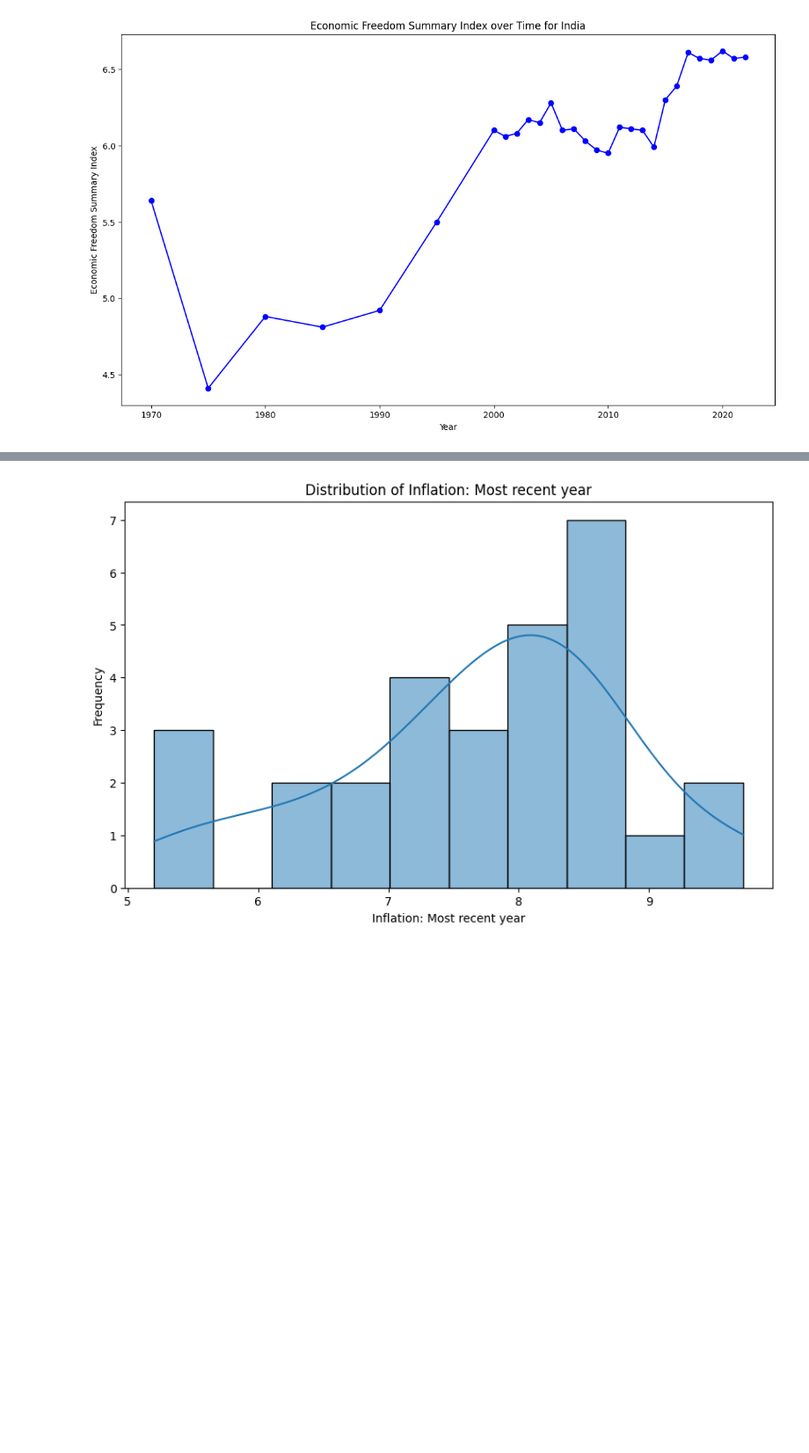
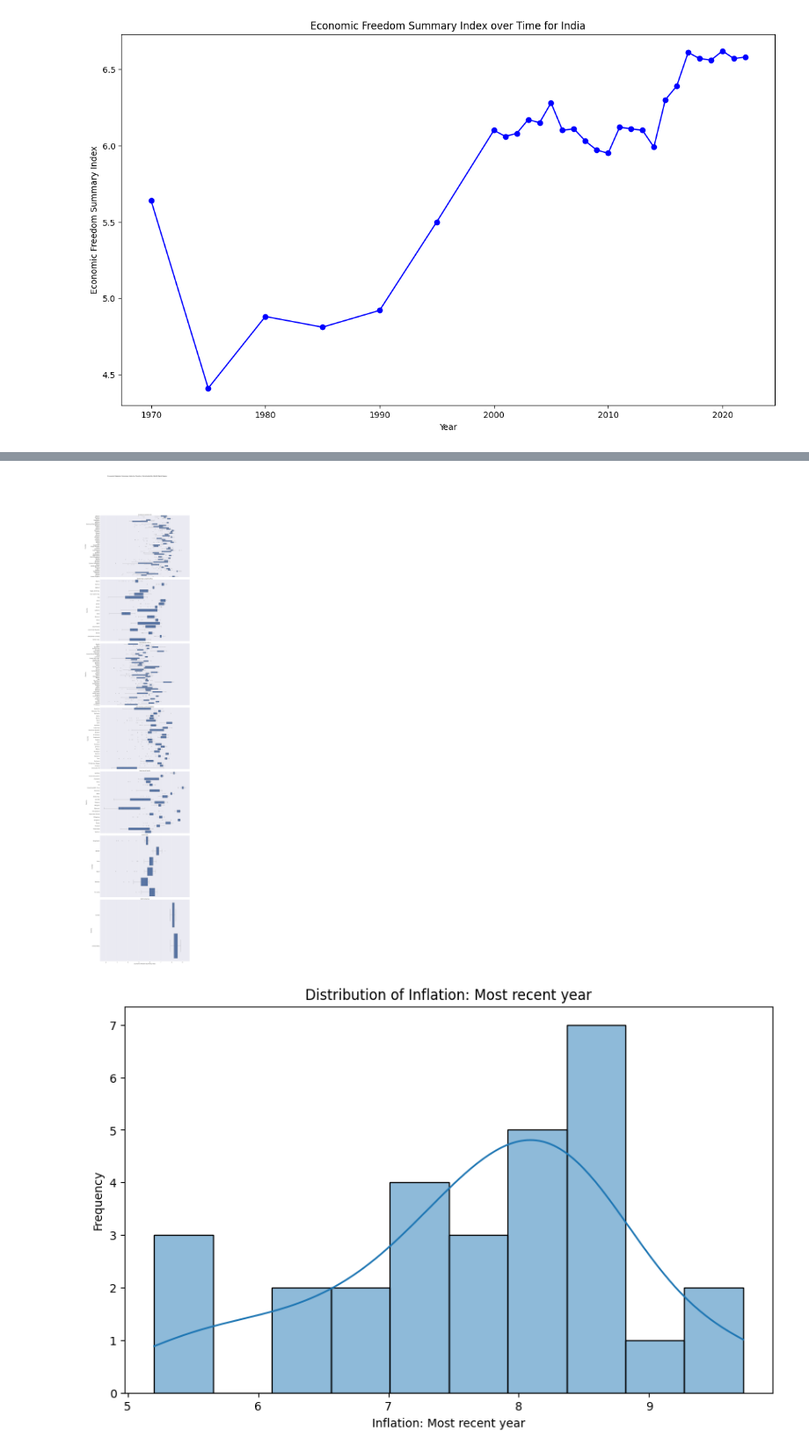
Before and after one commit to rblcoder/Analyzing-open-data, a Jupyter notebook: economicfreedom.ipynb, the cells around one changed output, grey strips where cells are left out. Shown at 88% size. Saved outputs shown, nothing was run; the diff lists cells and outputs as text; code cells hidden in the pictures; blank space fills up the shorter version.

```diff
--- a/economicfreedom.ipynb
+++ b/economicfreedom.ipynb
@@ -110 +113,23 @@ plt.show()
+# %%
+# Create a FacetGrid to sub-divide plots by World Bank Region
+sns.set(font_scale=1.5)
+g = sns.FacetGrid(efw_data_2024, col='World Bank Region', col_wrap=1, height=15, aspect=1.5, sharey=False)
+
+# Define a function to plot the boxplot for each region
+def plot_region(data, **kwargs):
+    sns.boxplot(y='Countries', x=' Economic Freedom Summary Index', data=data, **kwargs)
+
+# Map the boxplot onto the FacetGrid
+g.map_dataframe(plot_region)
+
+# Adding titles and labels
+g.set_titles("{col_name}")
+g.set_axis_labels('Economic Freedom Summary Index', 'Country')
+g.fig.subplots_adjust(top=0.9)
+g.fig.suptitle('Economic Freedom Summary Index by Country, Sub-divided by World Bank Region')
+
+# Display the plots
+plt.show()
+# %% [output]
+[figure, added]
 # %%
```
Also changed, not shown: parts of 10 cells of this notebook.
